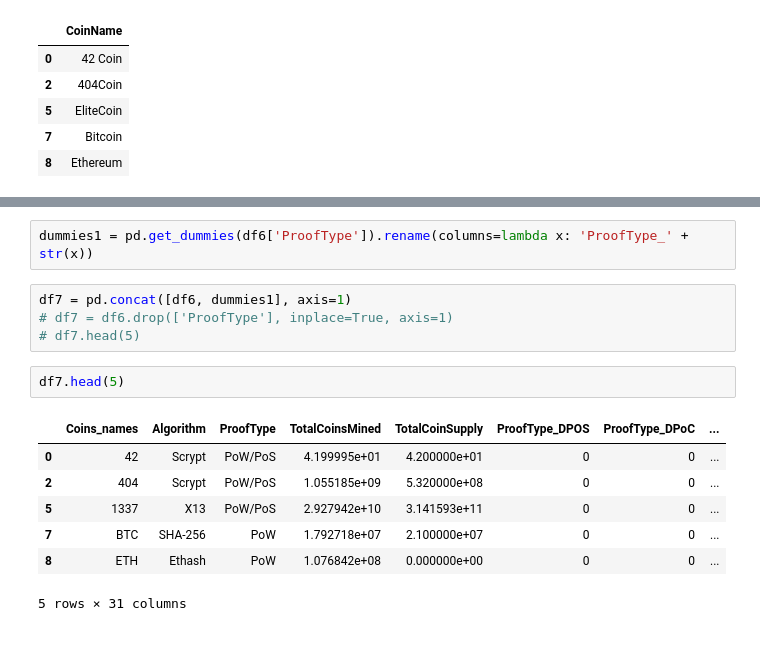
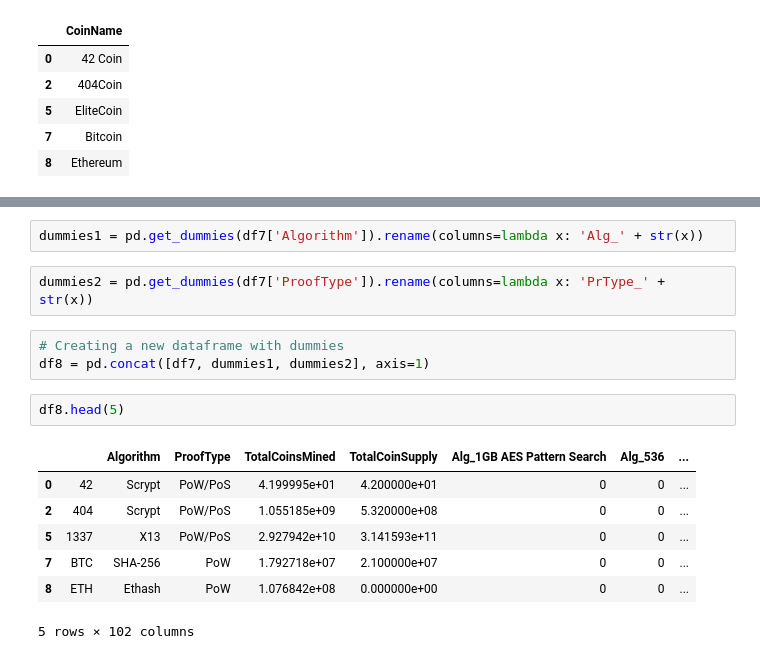
Before and after one commit to Natashina/Cryptocurrencies, a Jupyter notebook: crypto.ipynb, the cells around one changed output, grey strips where cells are left out. Cells and saved outputs as stored; diff of their text form.

```diff
--- a/crypto.ipynb
+++ b/crypto.ipynb
@@ -221,16 +189,17 @@ dummies2
 # %%
-dummies1 = pd.get_dummies(df6['ProofType']).rename(columns=lambda x: 'ProofType_' + str(x))
+dummies1 = pd.get_dummies(df7['Algorithm']).rename(columns=lambda x: 'Alg_' + str(x))
-# %%
-df7 = pd.concat([df6, dummies1], axis=1)
-# df7 = df6.drop(['ProofType'], inplace=True, axis=1)
-# df7.head(5)
+# %%
+dummies2 = pd.get_dummies(df7['ProofType']).rename(columns=lambda x: 'PrType_' + str(x))
+# %%
+# Creating a new dataframe with dummies
+df8 = pd.concat([df7, dummies1, dummies2], axis=1)
 # %%
-df7.head(5)
+df8.head(5)
 # %% [output]
-|  | Coins_names | Algorithm | ProofType | TotalCoinsMined | TotalCoinSupply | ProofType_DPOS | ProofType_DPoC | ... |
+|  |  | Algorithm | ProofType | TotalCoinsMined | TotalCoinSupply | Alg_1GB AES Pattern Search | Alg_536 | ... |
 | 0 | 42 | Scrypt | PoW/PoS | 4.199995e+01 | 4.200000e+01 | 0 | 0 | ... |
 | 2 | 404 | Scrypt | PoW/PoS | 1.055185e+09 | 5.320000e+08 | 0 | 0 | ... |
 | 5 | 1337 | X13 | PoW/PoS | 2.927942e+10 | 3.141593e+11 | 0 | 0 | ... |
 | 7 | BTC | SHA-256 | PoW | 1.792718e+07 | 2.100000e+07 | 0 | 0 | ... |
 | 8 | ETH | Ethash | PoW | 1.076842e+08 | 0.000000e+00 | 0 | 0 | ... |
-5 rows × 31 columns
+5 rows × 102 columns
```
Also changed, not shown: parts of 32 cells of this notebook.
